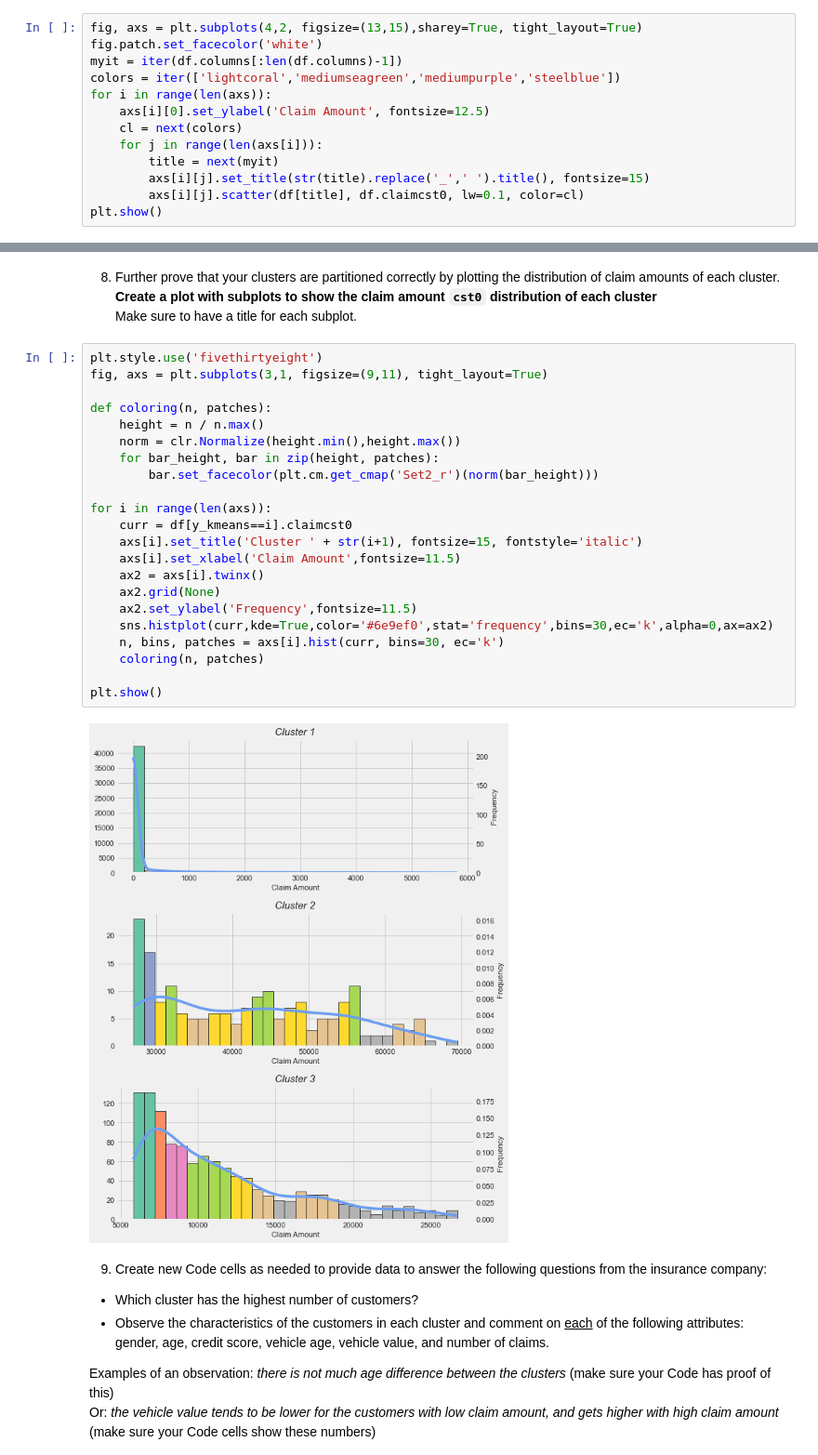
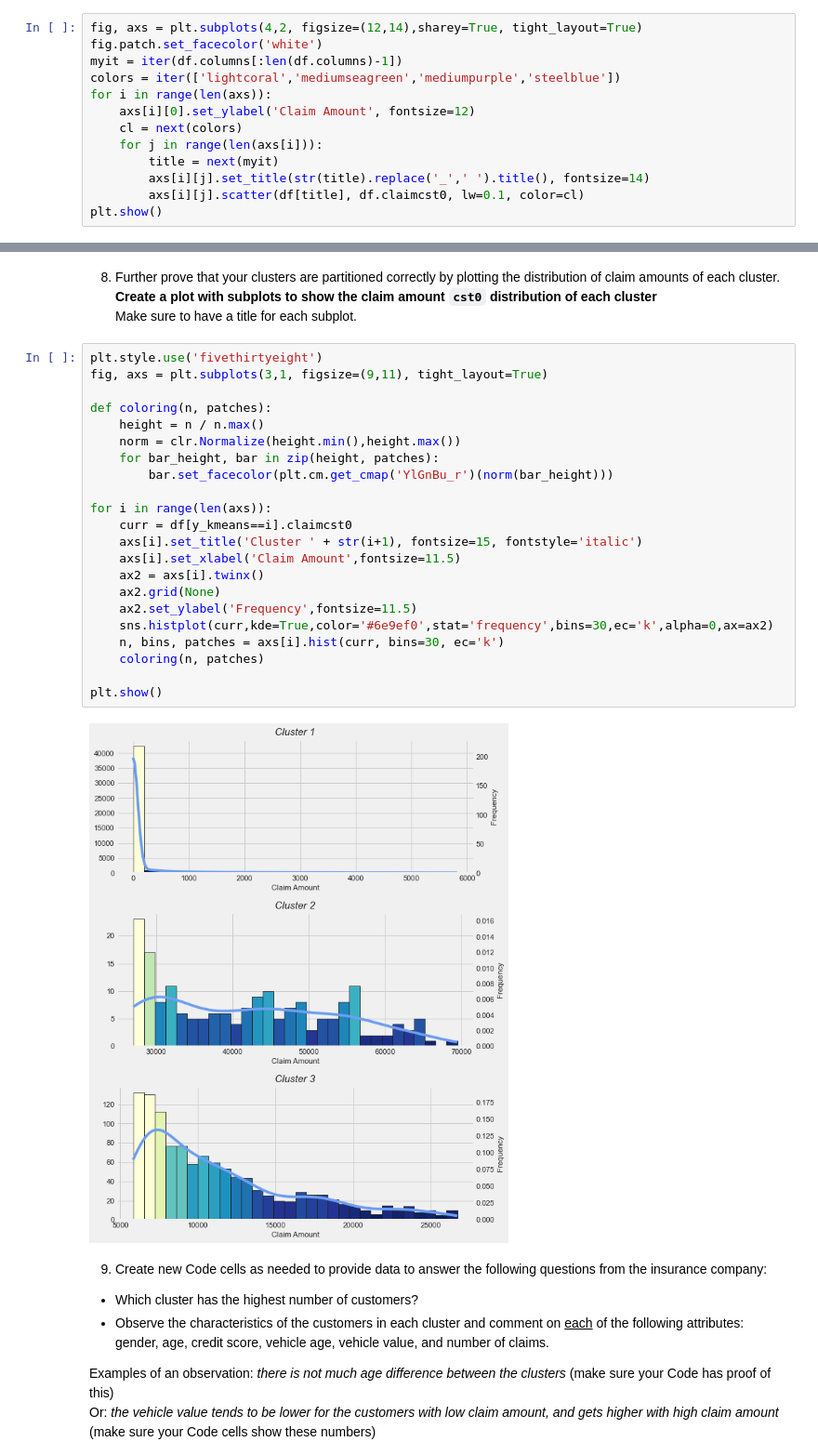
Before and after one commit to ajiaron/CIS9, a Jupyter notebook: lab3b_graded.ipynb, the cells around one changed output, grey strips where cells are left out. Shown: that part at 93% size. Saved outputs shown, nothing was run; the diff lists cells and outputs as text.

```diff
--- a/lab3b_graded.ipynb
+++ b/lab3b_graded.ipynb
@@ -108,16 +107,16 @@ See the caveats in the documentation: https://pandas.pydata.org/pandas-docs/stab
 5. __Create a plot with subplots to observe the correlation, if any, of each column and the `claimcst0`__, which is the insurance claim amount.<br>
 The higher the claim, the more costly the customer is to the company.
 # %%
-fig, axs = plt.subplots(4,2, figsize=(13,15),sharey=True, tight_layout=True)
+fig, axs = plt.subplots(4,2, figsize=(12,14),sharey=True, tight_layout=True)
 fig.patch.set_facecolor('white')
 myit = iter(df.columns[:len(df.columns)-1])
 colors = iter(['lightcoral','mediumseagreen','mediumpurple','steelblue'])
 for i in range(len(axs)):
-    axs[i][0].set_ylabel('Claim Amount', fontsize=12.5)
+    axs[i][0].set_ylabel('Claim Amount', fontsize=12)
     cl = next(colors)
     for j in range(len(axs[i])):
         title = next(myit)
-        axs[i][j].set_title(str(title).replace('_',' ').title(), fontsize=15)
+        axs[i][j].set_title(str(title).replace('_',' ').title(), fontsize=14)
         axs[i][j].scatter(df[title], df.claimcst0, lw=0.1, color=cl)
 plt.show()
 # %% [output]
@@ -179,27 +178,27 @@ Make sure to have a title for each subplot.
 # %%
 plt.style.use('fivethirtyeight')
 fig, axs = plt.subplots(3,1, figsize=(9,11), tight_layout=True)
 
 def coloring(n, patches):
     height = n / n.max()
     norm = clr.Normalize(height.min(),height.max())
     for bar_height, bar in zip(height, patches):
-        bar.set_facecolor(plt.cm.get_cmap('Set2_r')(norm(bar_height)))
+        bar.set_facecolor(plt.cm.get_cmap('YlGnBu_r')(norm(bar_height)))
 
 for i in range(len(axs)):
     curr = df[y_kmeans==i].claimcst0
     axs[i].set_title('Cluster ' + str(i+1), fontsize=15, fontstyle='italic')
     axs[i].set_xlabel('Claim Amount',fontsize=11.5)
     ax2 = axs[i].twinx()
     ax2.grid(None)
     ax2.set_ylabel('Frequency',fontsize=11.5)
     sns.histplot(curr,kde=True,color='#6e9ef0',stat='frequency',bins=30,ec='k',alpha=0,ax=ax2)
     n, bins, patches = axs[i].hist(curr, bins=30, ec='k')
     coloring(n, patches)
 
 plt.show()
 # %% [output]
-[figure, old version]
+[figure, new version]
 # %% [markdown]
 9. Create new Code cells as needed to provide data to answer the following questions from the insurance company:
 - Which cluster has the highest number of customers?
```
Also changed, not shown: parts of 6 cells of this notebook.
